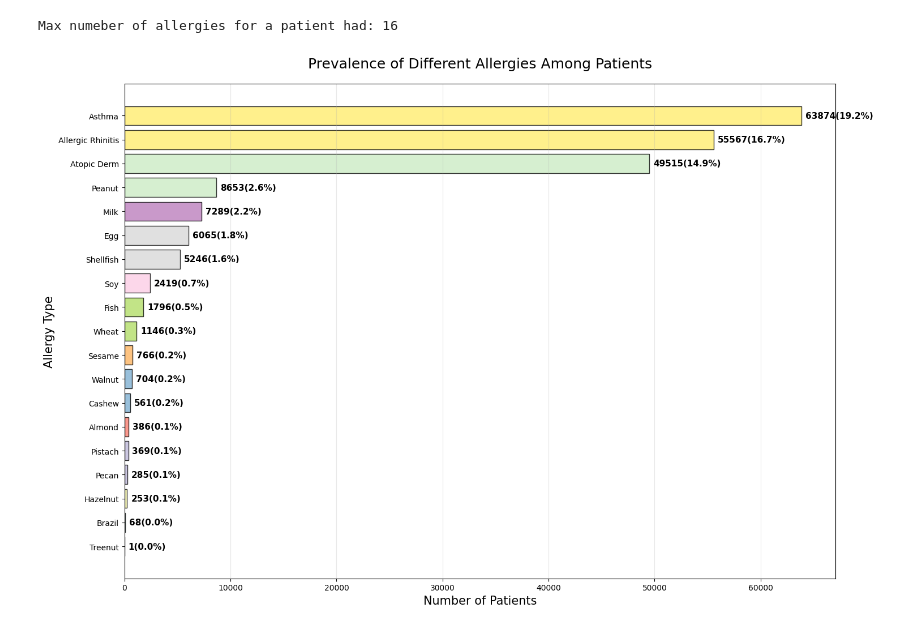
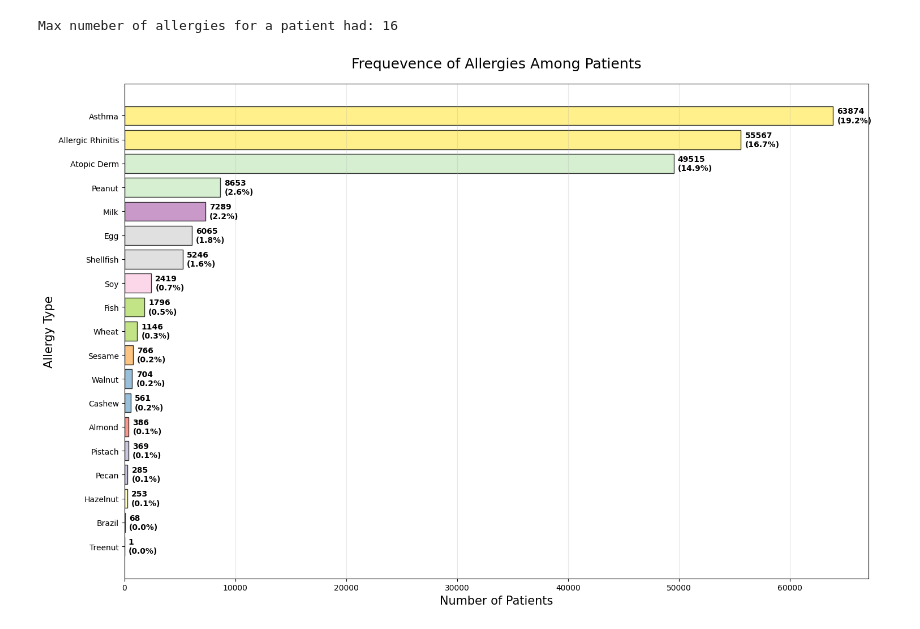
Before and after one commit to AlexHuc/food-allergy-analysis, a Jupyter notebook: notebook.ipynb, the cells around one changed output. Drawn from its saved outputs; the diff is of its cells as text; code cells hidden in the pictures.

```diff
--- a/notebook.ipynb
+++ b/notebook.ipynb
@@ -564,34 +564,34 @@ plt.figure(figsize=(15, 10))
 # Calculate allergy prevalence
 allergy_counts = df[allergy_bool_columns].sum().sort_values(ascending=True)
 allergy_percentages = (allergy_counts / len(df) * 100).round(1)
 
 # Create horizontal bar plot
 colors = plt.cm.Set3(np.linspace(0, 1, len(allergy_counts)))
 bars = plt.barh(range(len(allergy_counts)), allergy_counts, color=colors, edgecolor='black', alpha=0.8)
 
 # Customize the plot
-plt.title('Prevalence of Different Allergies Among Patients', fontsize=18, pad=20)
+plt.title('Frequevence of Allergies Among Patients', fontsize=18, pad=20)
 plt.xlabel('Number of Patients', fontsize=15)
 plt.ylabel('Allergy Type', fontsize=15)
 
 # Set y-axis labels with cleaner names
 clean_labels = []
 for col in allergy_counts.index:
     if 'ALG' in col:
         clean_name = col.replace('_ALG', '').replace('_', ' ').title()
     else:
         clean_name = col.replace('_', ' ').title()
     clean_labels.append(clean_name)
 
 plt.yticks(range(len(allergy_counts)), clean_labels)
 
 # Add count and percentage labels on bars
 for i, (count, percentage) in enumerate(zip(allergy_counts, allergy_percentages)):
-    plt.text(count + len(df)*0.0011, i, f'{count}({percentage}%)',
-             va='center', fontsize=11, fontweight='bold')
+    plt.text(count + len(df)*0.0011, i, f'{count}\n({percentage}%)',
+             va='center', fontsize=9, fontweight='bold')
 
 plt.grid(axis='x', alpha=0.3)
 plt.tight_layout()
 plt.show()
 # %% [output]
-[figure, old version]
+[figure, new version]
```
Also changed, not shown: parts of 1 cell of this notebook.
